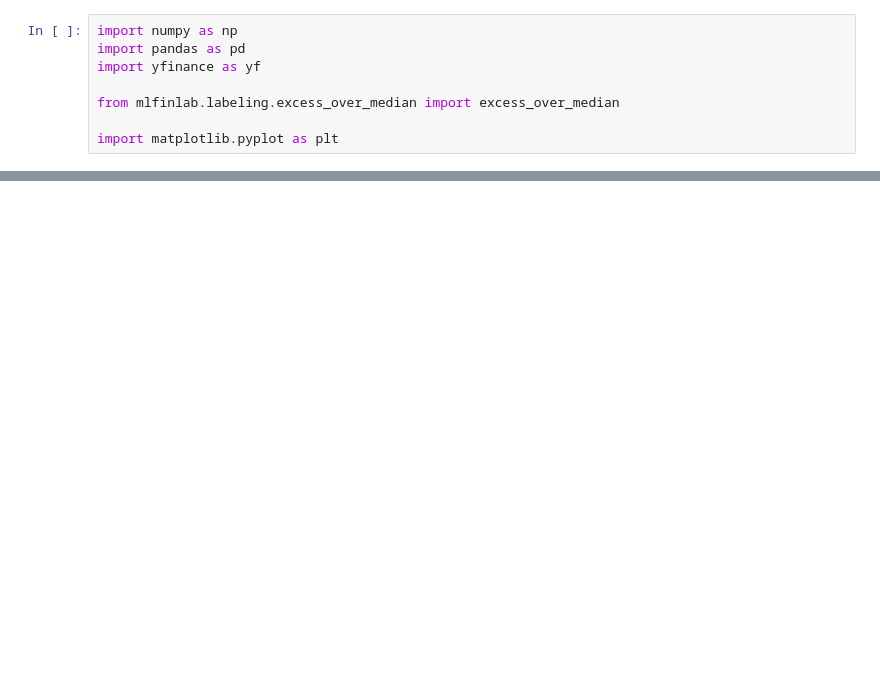
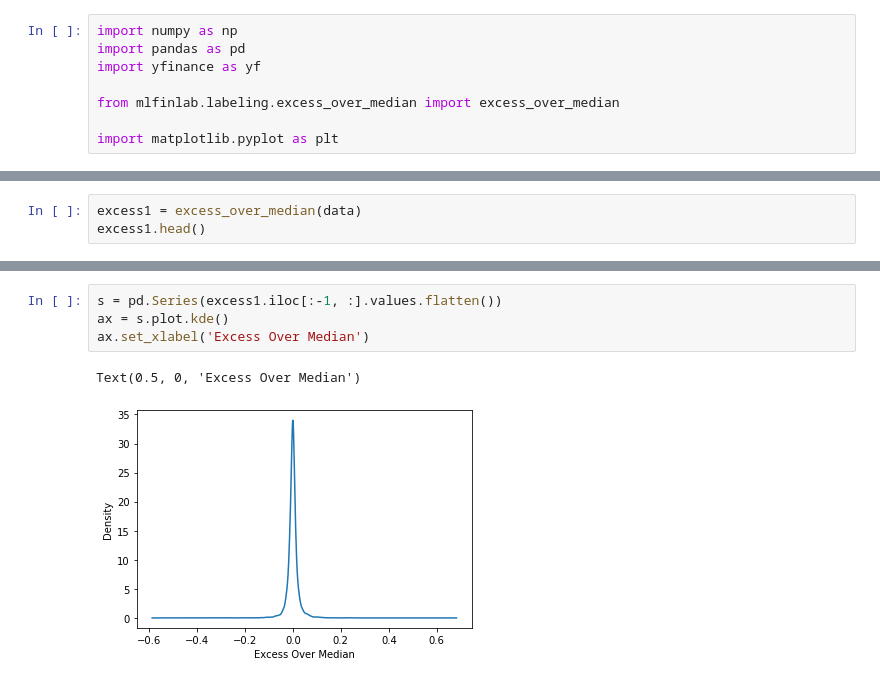
Before and after one commit to AI-Stuff/hudson-and-thames-research, a Jupyter notebook: Labelling/Labels Excess Over Median/Excess over Median.ipynb, the cells around one changed output, grey strips where cells are left out. Drawn from its saved outputs; the diff is of its cells as text; blank space fills up the shorter version.

```diff
--- a/Labelling/Labels Excess Over Median/Excess over Median.ipynb
+++ b/Labelling/Labels Excess Over Median/Excess over Median.ipynb
@@ -72,0 +52,3 @@ excess_over_median(data)
+# %%
+excess1 = excess_over_median(data)
+excess1.head()
@@ -72,0 +65,7 @@ excess_over_median(data)
+# %%
+s = pd.Series(excess1.iloc[:-1, :].values.flatten())
+ax = s.plot.kde()
+ax.set_xlabel('Excess Over Median')
+# %% [output]
+Text(0.5, 0, 'Excess Over Median')
+[figure, added]
```
Also changed, not shown: parts of 11 cells of this notebook, 1 other file.
